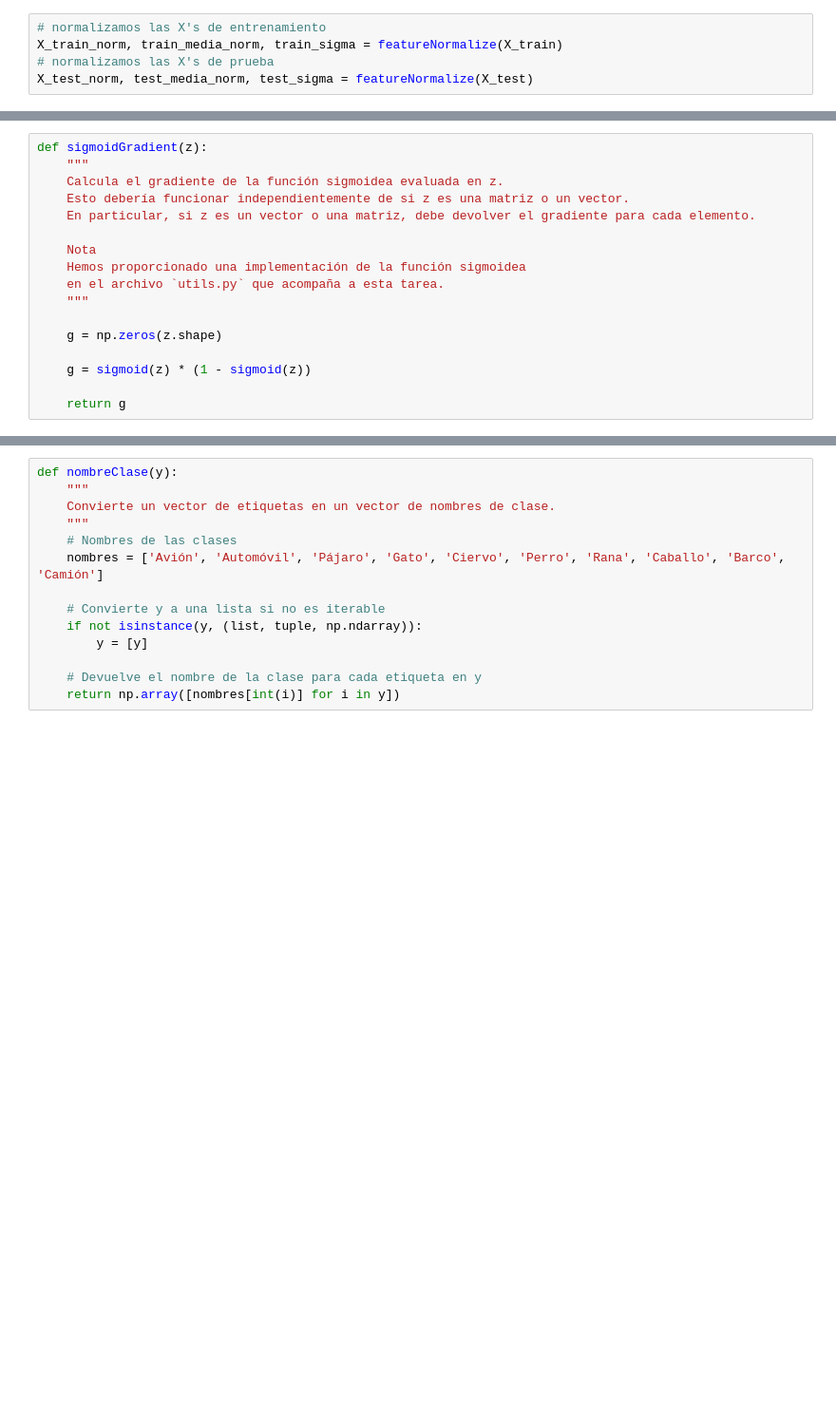
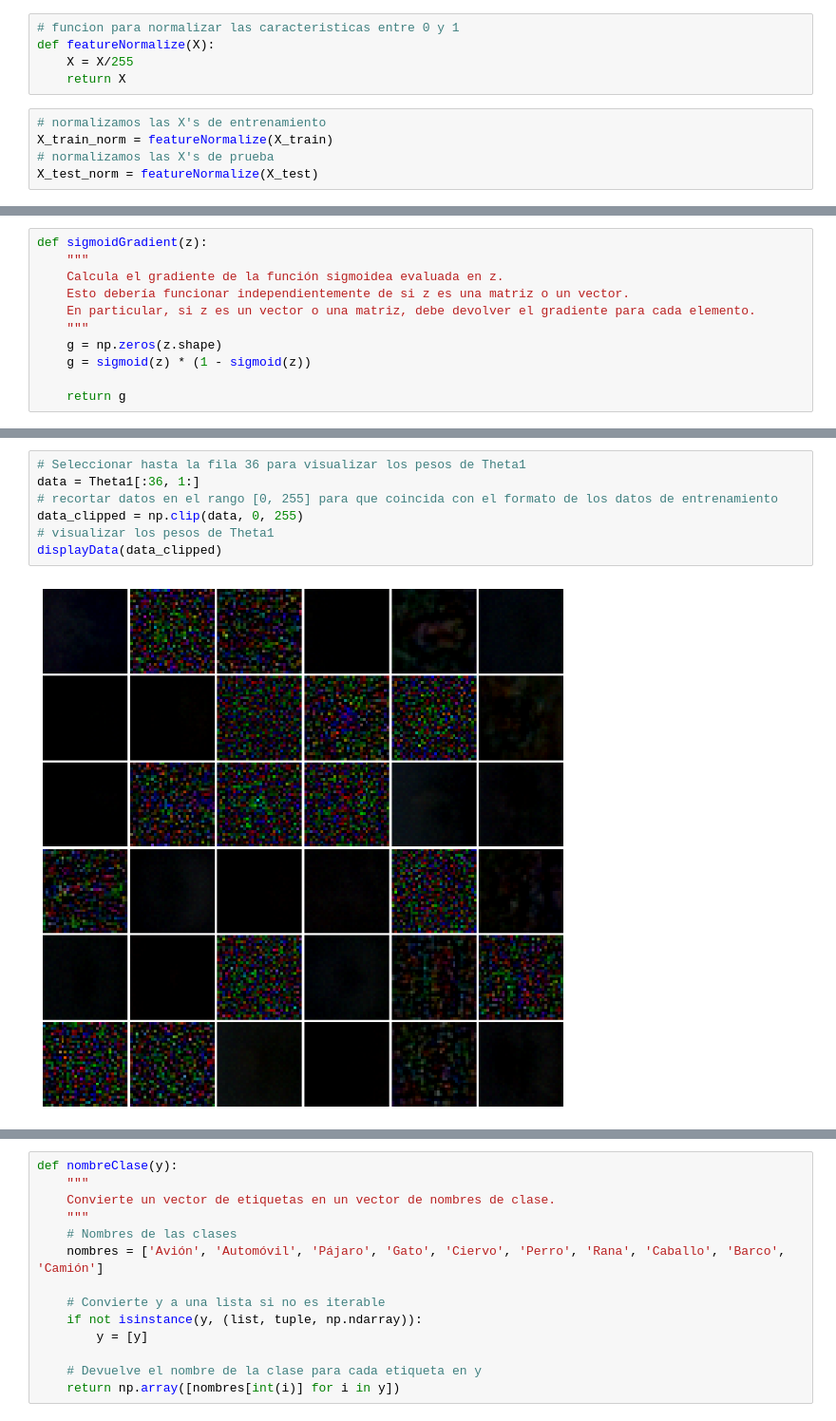
Before and after one commit to marcanii/SIS420---1-23, a Jupyter notebook: Evaluaciones/Examen Final/redes_neuronales01.ipynb, the cells around one changed output, grey strips where cells are left out. Shown at 95% size. Drawn from its saved outputs; the diff is of its cells as text; blank space fills up the shorter version.

```diff
--- a/Evaluaciones/Examen Final/redes_neuronales01.ipynb
+++ b/Evaluaciones/Examen Final/redes_neuronales01.ipynb
@@ -101,5 +141,10 @@ def featureNormalize(X):
+# %%
+# funcion para normalizar las caracteristicas entre 0 y 1
+def featureNormalize(X):
+    X = X/255
+    return X
 # %%
 # normalizamos las X's de entrenamiento
-X_train_norm, train_media_norm, train_sigma = featureNormalize(X_train)
+X_train_norm = featureNormalize(X_train)
 # normalizamos las X's de prueba
-X_test_norm, test_media_norm, test_sigma = featureNormalize(X_test)
+X_test_norm = featureNormalize(X_test)
@@ -171,14 +252,8 @@ def sigmoidGradient(z):
     Calcula el gradiente de la función sigmoidea evaluada en z.
     Esto debería funcionar independientemente de si z es una matriz o un vector.
     En particular, si z es un vector o una matriz, debe devolver el gradiente para cada elemento.
-
-    Nota
-    Hemos proporcionado una implementación de la función sigmoidea
-    en el archivo `utils.py` que acompaña a esta tarea.
     """
-
     g = np.zeros(z.shape)
-
     g = sigmoid(z) * (1 - sigmoid(z))
 
     return g
@@ -436,0 +598,9 @@ Clipping input data to the valid range for imshow with RGB data ([0..1] for floa
+# %%
+# Seleccionar hasta la fila 36 para visualizar los pesos de Theta1
+data = Theta1[:36, 1:]
+# recortar datos en el rango [0, 255] para que coincida con el formato de los datos de entrenamiento
+data_clipped = np.clip(data, 0, 255)
+# visualizar los pesos de Theta1
+displayData(data_clipped)
+# %% [output]
+[figure, added]
```
Also changed, not shown: parts of 39 cells of this notebook, 4 other files.
